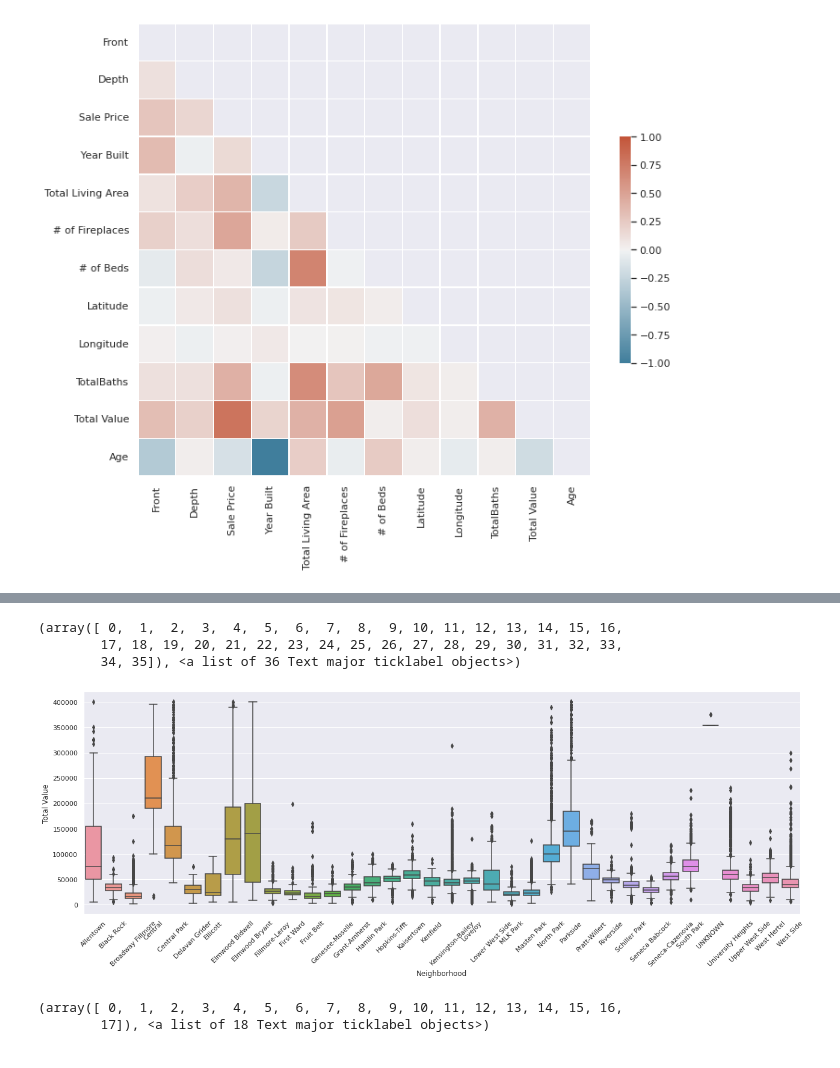
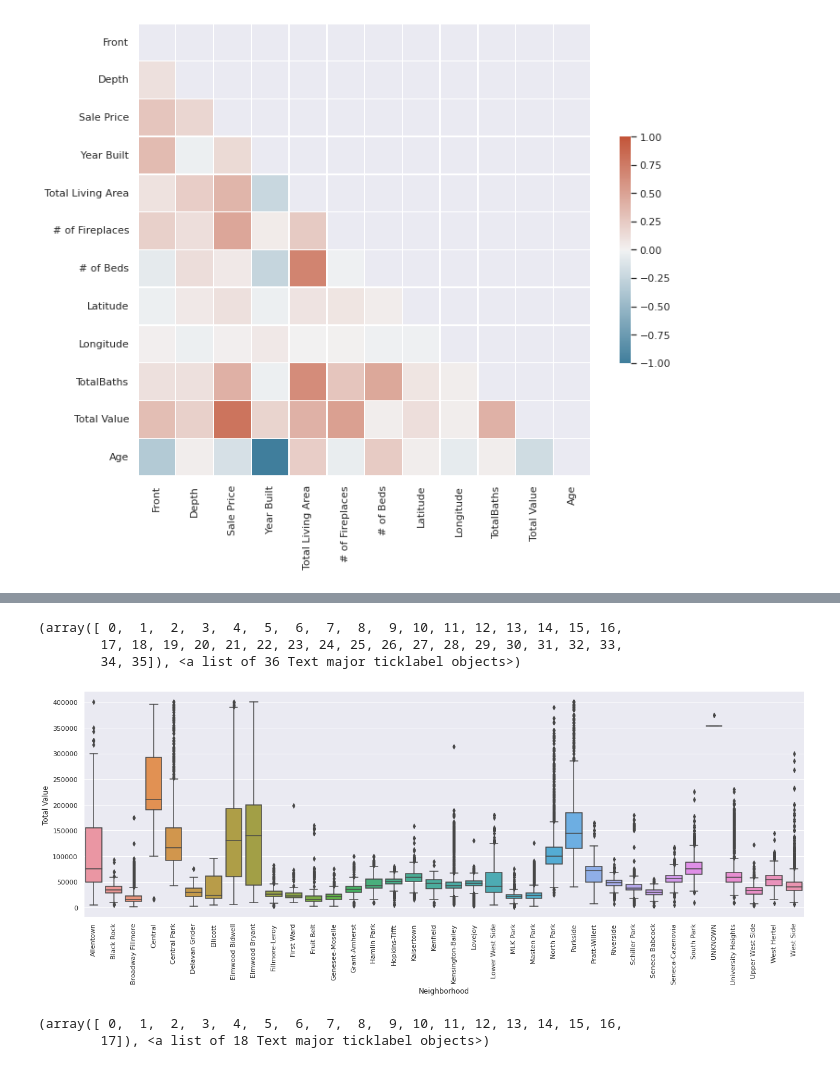
Before and after one commit to KatBCN/ML-PropertyAssessment, a Jupyter notebook: ML_Modeling_LinearRegression2_PropertyAssessment_Buffalo.ipynb, the cells around one changed output, grey strips where cells are left out. Drawn from its saved outputs; the diff is of its cells as text; code cells hidden in the pictures.

```diff
--- a/ML_Modeling_LinearRegression2_PropertyAssessment_Buffalo.ipynb
+++ b/ML_Modeling_LinearRegression2_PropertyAssessment_Buffalo.ipynb
@@ -227,12 +227,12 @@ sns.catplot(x="Property Class Description", y="Total Value", kind="box", data=df
 # %%
 
 sns.catplot(x="Neighborhood", y="Total Value", kind="box", data=df, height=6, aspect=3)
-plt.xticks(rotation=45)
+plt.xticks(rotation=90)
 # %% [output]
 (array([ 0,  1,  2,  3,  4,  5,  6,  7,  8,  9, 10, 11, 12, 13, 14, 15, 16,
         17, 18, 19, 20, 21, 22, 23, 24, 25, 26, 27, 28, 29, 30, 31, 32, 33,
         34, 35]), <a list of 36 Text major ticklabel objects>)
-[figure, old version]
+[figure, new version]
 # %%
 sns.catplot(x="Building Style", y="Total Value", kind="box", data=df, height=6, aspect=3)
 plt.xticks(rotation=45)
```
Also changed, not shown: parts of 65 cells of this notebook.
